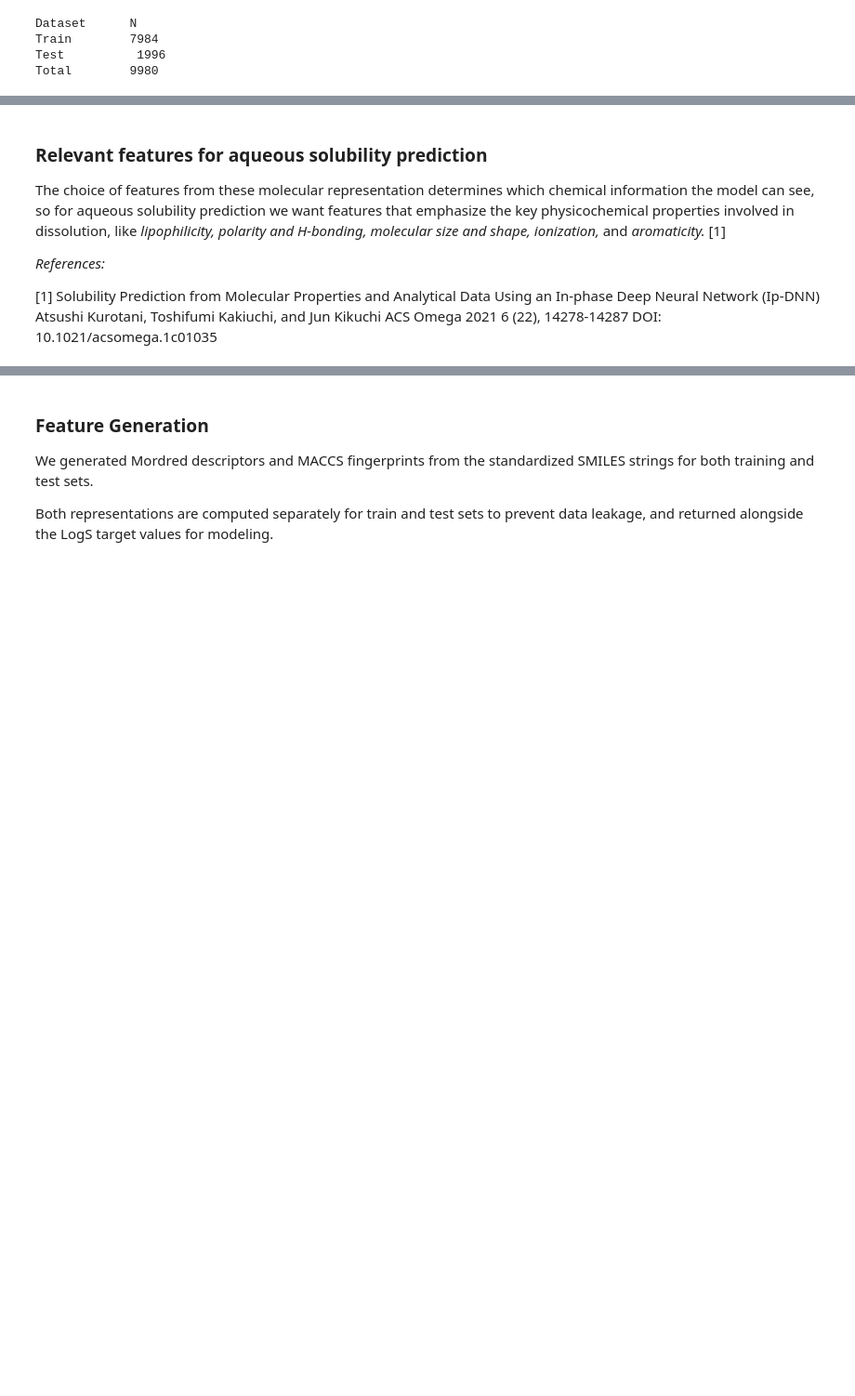
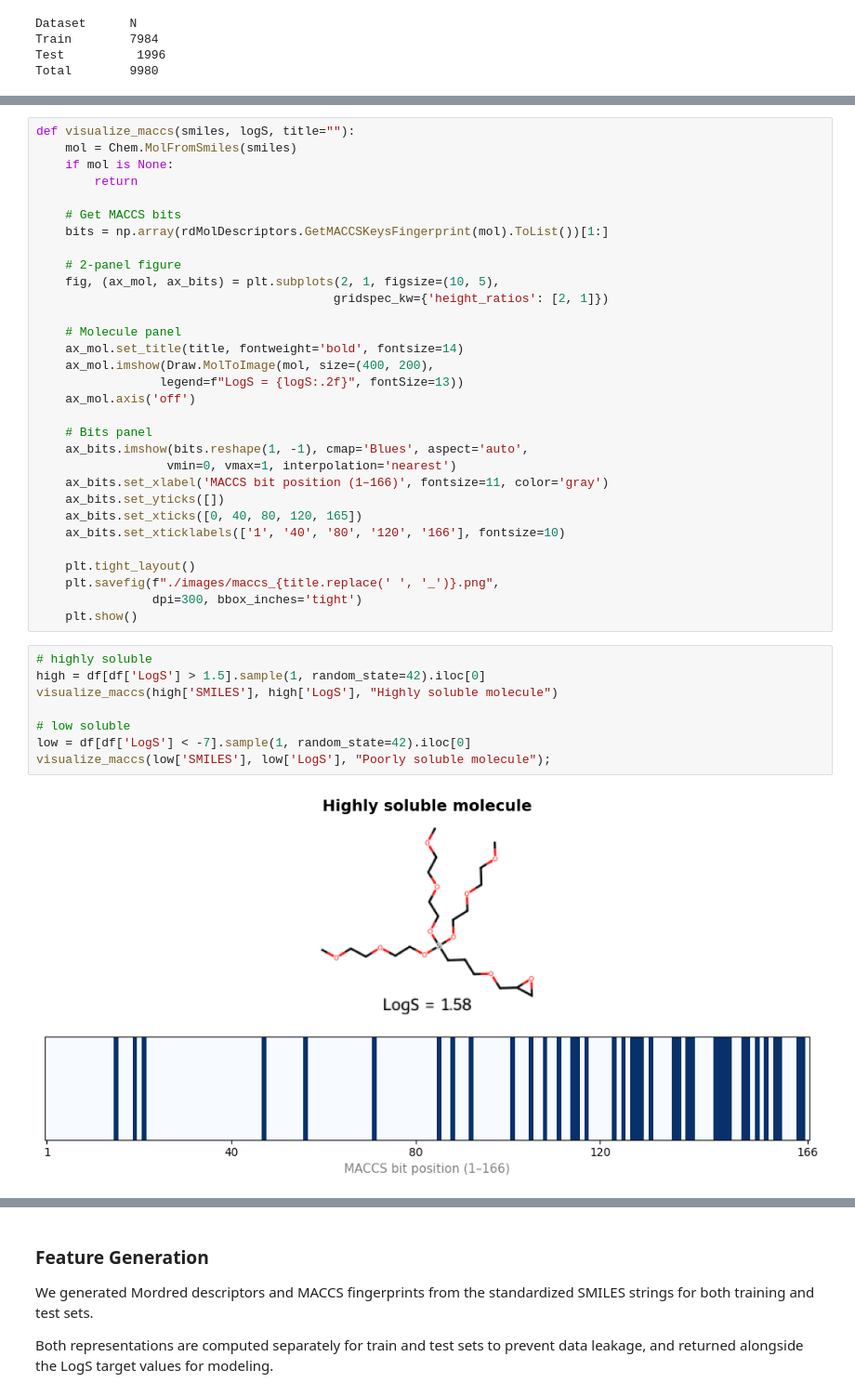
Before and after one commit to volkamerlab/CADDSeminar_2025, a Jupyter notebook: Final Project.ipynb, the cells around one changed output, grey strips where cells are left out. Shown at 93% size. Drawn from its saved outputs; the diff is of its cells as text; blank space fills up the shorter version.

```diff
--- a/Final Project.ipynb
+++ b/Final Project.ipynb
@@ -589,12 +596,41 @@ https://doi.org/10.48550/arXiv.2403.19718
-# %% [markdown]
-### **Relevant features for aqueous solubility prediction**
-
-The choice of features from these molecular representation determines which chemical information the model can see, so for aqueous solubility prediction we want features that emphasize the key physicochemical properties involved in dissolution, like *lipophilicity, polarity and H-bonding, molecular size and shape, ionization,* and *aromaticity.* [1]
-
-
-*References:*
-
-[1] Solubility Prediction from Molecular Properties and Analytical Data Using an In-phase Deep Neural Network (Ip-DNN)
-Atsushi Kurotani, Toshifumi Kakiuchi, and Jun Kikuchi
-ACS Omega 2021 6 (22), 14278-14287
-DOI: 10.1021/acsomega.1c01035
+# %%
+def visualize_maccs(smiles, logS, title=""):
+    mol = Chem.MolFromSmiles(smiles)
+    if mol is None:
+        return
+
+    # Get MACCS bits
+    bits = np.array(rdMolDescriptors.GetMACCSKeysFingerprint(mol).ToList())[1:]
+
+    # 2-panel figure
+    fig, (ax_mol, ax_bits) = plt.subplots(2, 1, figsize=(10, 5),
+                                         gridspec_kw={'height_ratios': [2, 1]})
+
+    # Molecule panel
+    ax_mol.set_title(title, fontweight='bold', fontsize=14)
+    ax_mol.imshow(Draw.MolToImage(mol, size=(400, 200),
+                 legend=f"LogS = {logS:.2f}", fontSize=13))
+    ax_mol.axis('off')
+
+    # Bits panel
+    ax_bits.imshow(bits.reshape(1, -1), cmap='Blues', aspect='auto',
+                  vmin=0, vmax=1, interpolation='nearest')
+    ax_bits.set_xlabel('MACCS bit position (1–166)', fontsize=11, color='gray')
+    ax_bits.set_yticks([])
+    ax_bits.set_xticks([0, 40, 80, 120, 165])
+    ax_bits.set_xticklabels(['1', '40', '80', '120', '166'], fontsize=10)
+
+    plt.tight_layout()
+    plt.savefig(f"./images/maccs_{title.replace(' ', '_')}.png",
+                dpi=300, bbox_inches='tight')
+    plt.show()
+# %%
+# highly soluble
+high = df[df['LogS'] > 1.5].sample(1, random_state=42).iloc[0]
+visualize_maccs(high['SMILES'], high['LogS'], "Highly soluble molecule")
+
+# low soluble
+low = df[df['LogS'] < -7].sample(1, random_state=42).iloc[0]
+visualize_maccs(low['SMILES'], low['LogS'], "Poorly soluble molecule");
+# %% [output]
+[figure, added]
```
Also changed, not shown: parts of 16 cells of this notebook.
